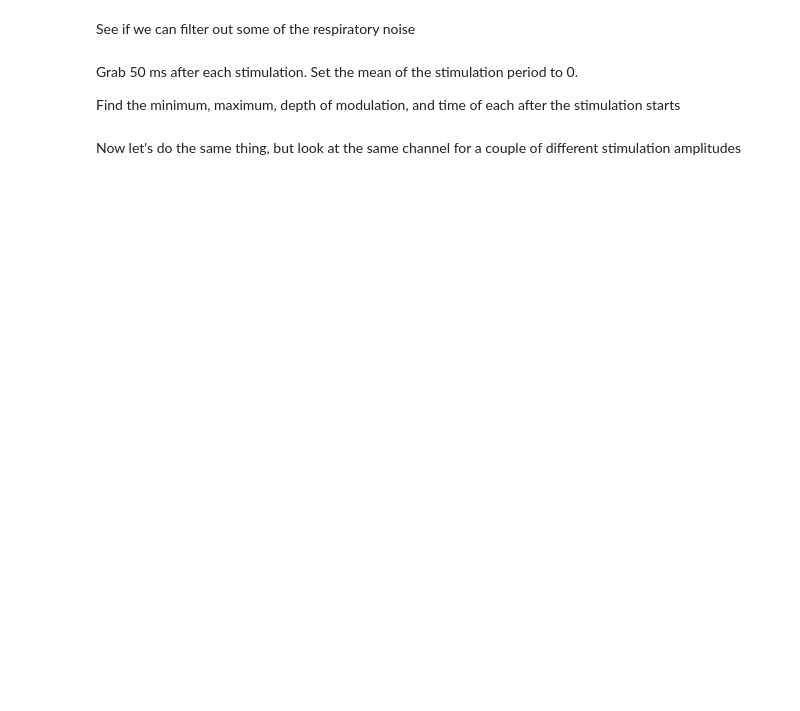
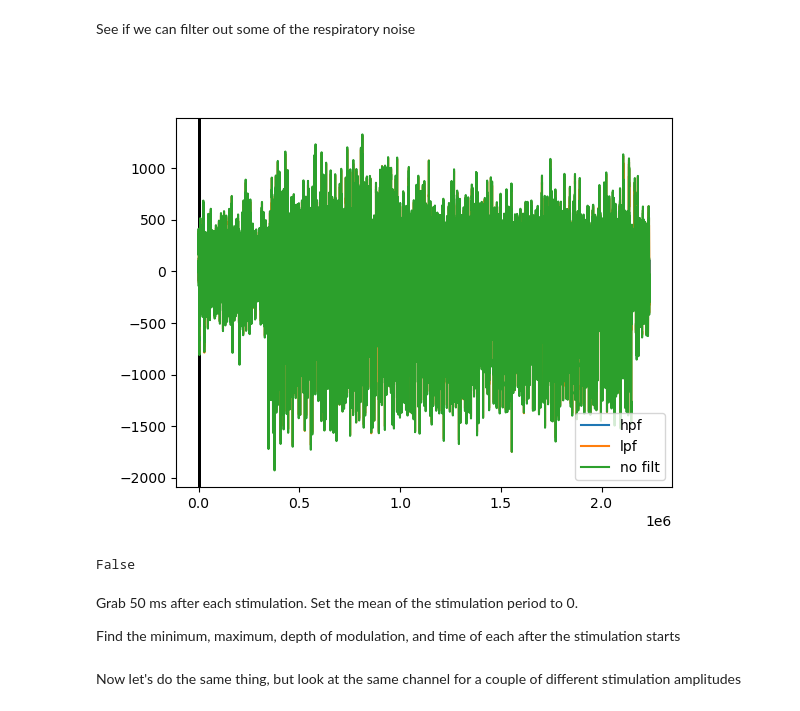
Before and after one commit to kb0dkin/Work_Tools, a Jupyter notebook: BrainPatch_analysis/crimson_responses.ipynb, the cells around one changed output. Drawn from its saved outputs; the diff is of its cells as text; code cells hidden in the pictures; blank space fills up the shorter version.

```diff
--- a/BrainPatch_analysis/crimson_responses.ipynb
+++ b/BrainPatch_analysis/crimson_responses.ipynb
@@ -112,7 +116,8 @@ def plot_avg_response(signal, events, len_ms:int = 25, channel = 0, ax:plt.axes=
 pull in the data -- we'll start with one file at a time
 # %%
 # directory = 'Z:\\BrainPatch\\20240821\\Crimson__2024-08-21_13-29-59__20mA_MinOil_2ms'
-directory = 'Z:\\BrainPatch\\20240821\\Crimson__2024-08-21_13-46-01__20mA_MinOil_2ms'
+# directory = 'Z:\\BrainPatch\\20240821\\Crimson__2024-08-21_13-46-01__20mA_MinOil_2ms'
+directory = 'Z:\\BrainPatch\\20240821\\Crimson__2024-08-21_15-10-03__20mA_MinOil_2ms'
 session = Session(directory)
 print(session)
 
@@ -139,8 +162,8 @@ See if we can filter out some of the respiratory noise
 sig = session.recordnodes[0].recordings[0].continuous[0].samples[:,:64]
 stim = session.recordnodes[0].recordings[0].continuous[0].samples[:,64]
 
-sos_h = signal.butter(N = 8, Wn = [3], btype='high', output = 'sos', fs=30000)
-sos_l = signal.butter(N = 8, Wn = [3000], btype='low', output = 'sos', fs=30000)
+sos_h = signal.butter(N = 8, Wn = [300], btype='high', output = 'sos', fs=30000)
+sos_l = signal.butter(N = 8, Wn = [6000], btype='low', output = 'sos', fs=30000)
 sig_hpf = signal.sosfiltfilt(sos_h, sig, axis=0)
 sig_lpf = signal.sosfiltfilt(sos_l, sig, axis=0)
 # fs,mag = signal.sosfreqz(sos_l, fs=30000, worN=1024)
@@ -151,25 +174,34 @@ sig_lpf = signal.sosfiltfilt(sos_l, sig, axis=0)
 # %%
 fig,ax = plt.subplots()
 
 timestamps = recording.continuous[0].sample_numbers - recording.continuous[0].sample_numbers[0]
 timestamps = timestamps/recording.continuous[0].metadata['sample_rate']
 
 # ax.loglog(fs,np.abs(mag))
-ax.plot(timestamps, sig_hpf[:,0])
-ax.plot(timestamps, sig_lpf[:,0])
-ax.plot(timestamps, sig[:,0])
+# ax.plot(timestamps, sig_hpf[:,0])
+# ax.plot(timestamps, sig_lpf[:,0])
+# ax.plot(timestamps, sig[:,0])
+ax.plot(sig_hpf[:,0])
+ax.plot(sig_lpf[:,0])
+ax.plot(sig[:,0])
 
 ax.legend(['hpf','lpf','no filt'])
 
 # set up the events to plot patches
 events = np.argwhere(np.diff(recording.continuous[0].samples[:,64]>5000) == 1)
 events = events.reshape([int(events.shape[0]/2),2])
 event_ts = events/recording.continuous[0].metadata['sample_rate']
 
 # plot the event times
 for i_event,event in enumerate(event_ts):
     # print(f'{i_event}:{event}')
     ax.axvspan(event[0], event[1], color='k', alpha=.1)
+# %% [output]
+[figure, added]
+# %%
+np.any(np.diff(recording.continuous[0].sample_numbers) != 1)
+# %% [output]
+False
 # %%
 plt.close('all')
 # %% [markdown]
```
Also changed, not shown: parts of 13 cells of this notebook, 1 other file.
